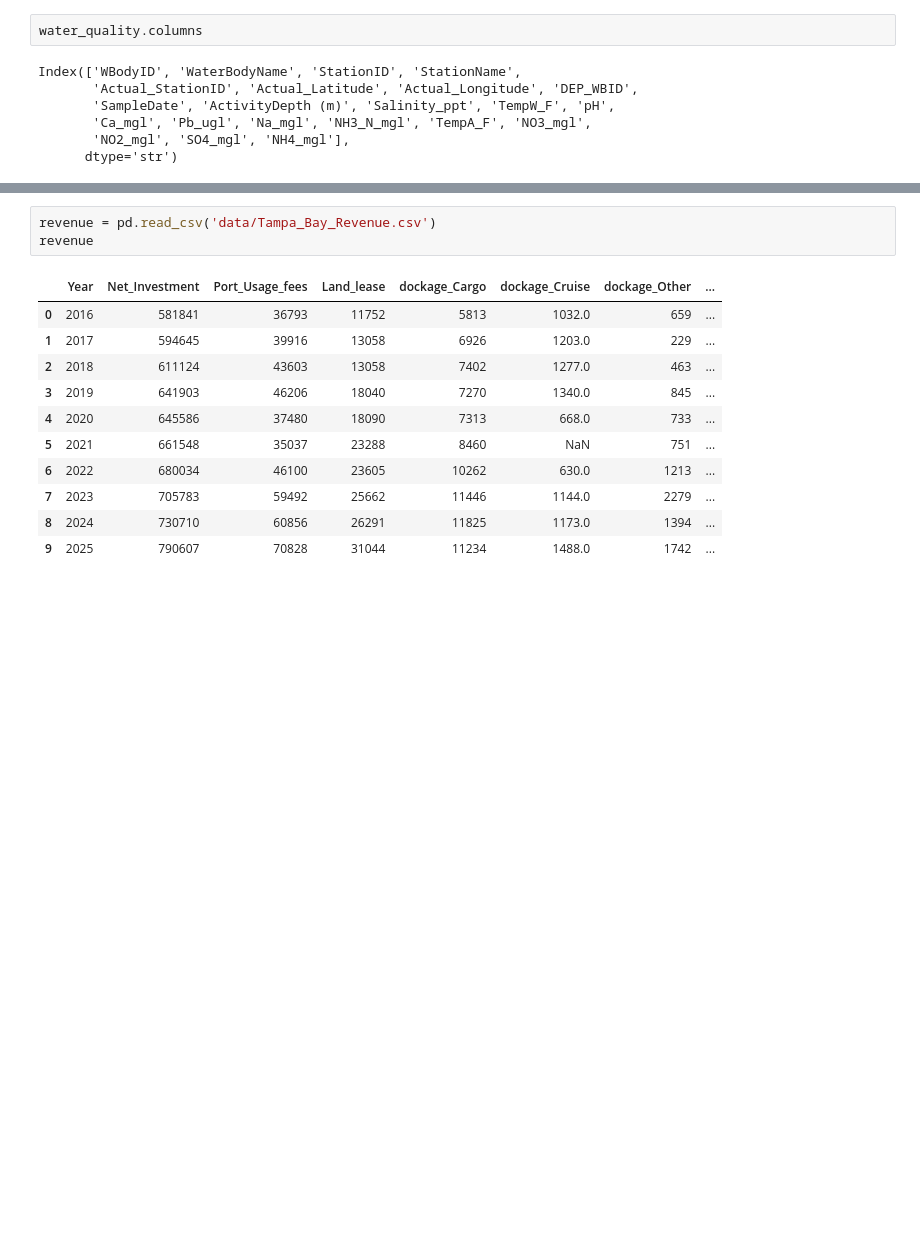
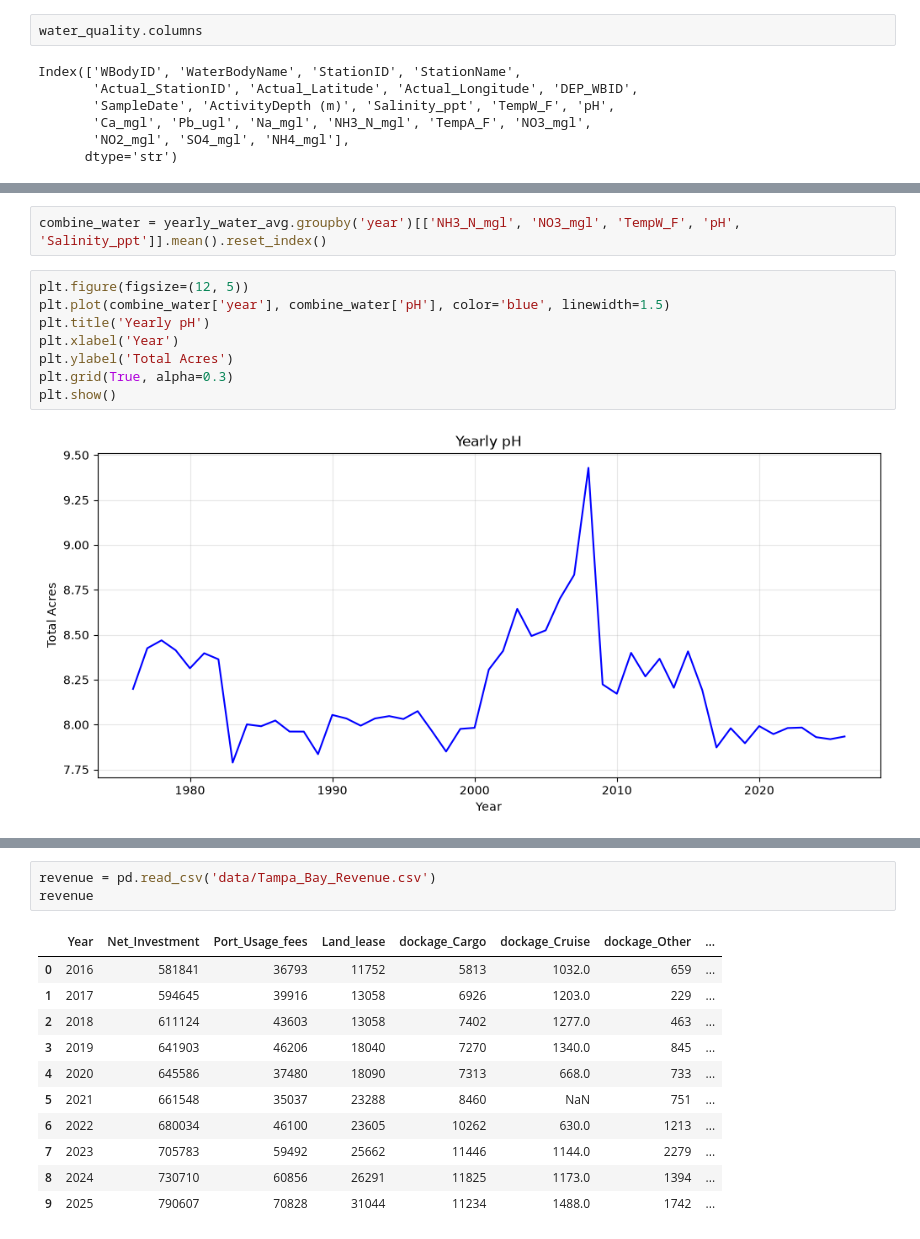
Before and after one commit to Flx232/Fish_Population, a Jupyter notebook: exploratory.ipynb, the cells around one changed output, grey strips where cells are left out. Saved outputs shown, nothing was run; the diff lists cells and outputs as text; blank space fills up the shorter version.

```diff
--- a/exploratory.ipynb
+++ b/exploratory.ipynb
@@ -224,2 +339,14 @@ yrly_average = tampa_bay_quality[['pH', 'Salinity_ppt', 'TempW_F', 'NH3_N_mgl',
+# %%
+combine_water = yearly_water_avg.groupby('year')[['NH3_N_mgl', 'NO3_mgl', 'TempW_F', 'pH', 'Salinity_ppt']].mean().reset_index()
+# %%
+plt.figure(figsize=(12, 5))
+plt.plot(combine_water['year'], combine_water['pH'], color='blue', linewidth=1.5)
+plt.title('Yearly pH')
+plt.xlabel('Year')
+plt.ylabel('Total Acres')
+plt.grid(True, alpha=0.3)
+plt.show()
+# %% [output]
+[figure, added]
 # %%
 plt.figure(figsize=(12, 5))
```
Also changed, not shown: parts of 29 cells of this notebook, 25 other files.
